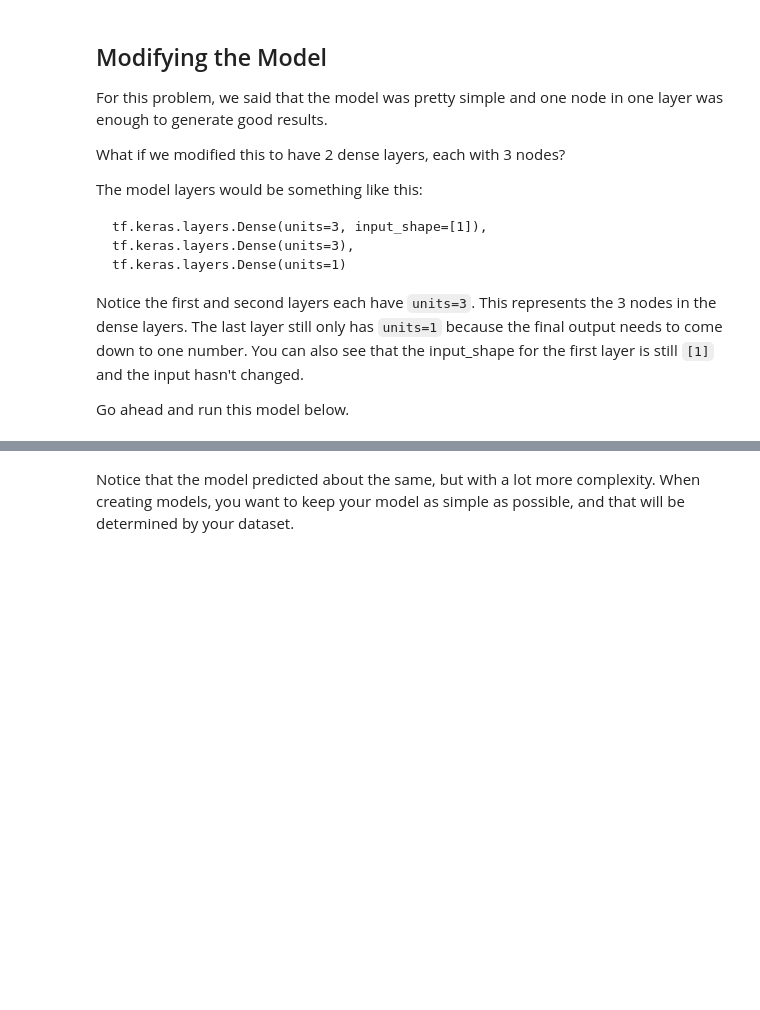
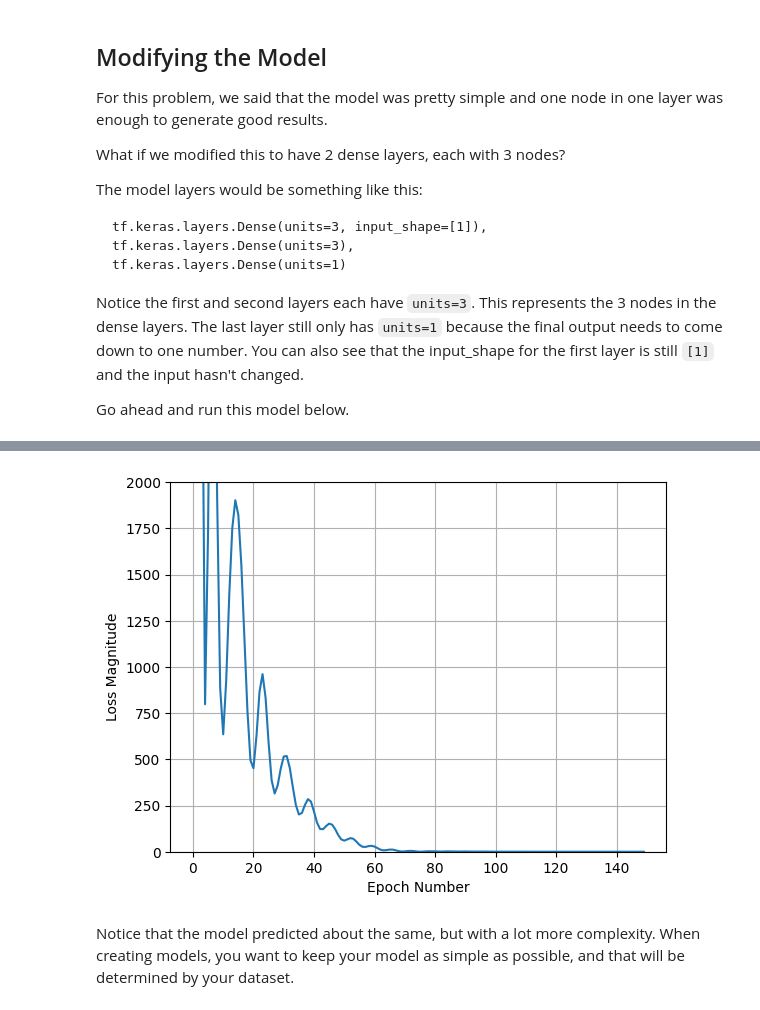
Before and after one commit to gormes-EPIC/TemperatureTensorFlow, a Jupyter notebook: TemperatureModelTensorFlow.ipynb, the cells around one changed output, grey strips where cells are left out. Cells and saved outputs as stored; diff of their text form; code cells hidden in the pictures; blank space fills up the shorter version.

```diff
--- a/TemperatureModelTensorFlow.ipynb
+++ b/TemperatureModelTensorFlow.ipynb
@@ -226,7 +296,15 @@ Notice the first and second layers each have `units=3`. This represents the 3 no
 Go ahead and run this model below.
 # %%
 celsius_input = [-40, 0, 15, 22, 100]
-fahren_output = [-40, 32, 59, 72, 212]
+fahren_output = [-40, 32, 59, 71.6, 212]
+
+df = pd.DataFrame({
+    'Celsius': celsius_input,
+    'Fahrenheit': fahren_output
+})
+
+X = df[['Celsius']]
+y = df['Fahrenheit']
 
 model = tf.keras.Sequential([
     tf.keras.layers.Dense(units=3, input_shape=[1]),
@@ -236,9 +314,13 @@ model = tf.keras.Sequential([
 
 model.compile(loss="mean_squared_error", optimizer=tf.keras.optimizers.Adam(0.1))
 
-history = model.fit(celsius_input, fahren_output, epochs=150, verbose=False)
+history = model.fit(X, y, epochs=150, verbose=False)
 
-print("Predict for 100 degrees C: " + str(model.predict([100])))
+
+prediction = [100]
+df = pd.DataFrame({'Celsius': prediction,})
+print("Predict for 100 degrees C: " + str(model.predict(df[['Celsius']] )))
+
 
 plt.xlabel('Epoch Number')
 plt.ylabel("Loss Magnitude")
@@ -246,3 +328,4 @@ plt.ylim(0,2000)
 plt.grid()
 plt.plot(history.history['loss'])
 plt.show()
+# %% [output]
@@ -249,2 +334,3 @@ plt.show()
+[figure, added]
 # %% [markdown]
 Notice that the model predicted about the same, but with a lot more complexity. When creating models, you want to keep your model as simple as possible, and that will be determined by your dataset.
```
Also changed, not shown: parts of 14 cells of this notebook, 2 other files.
